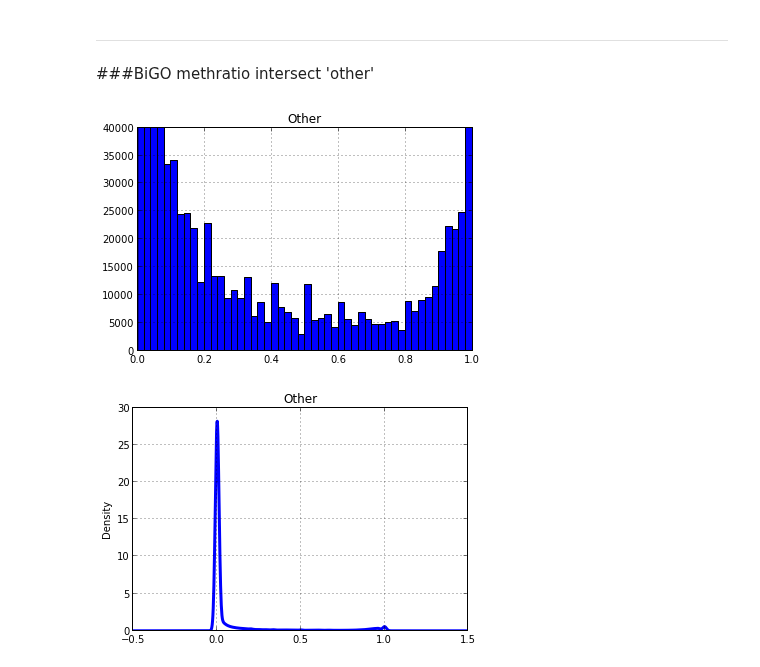
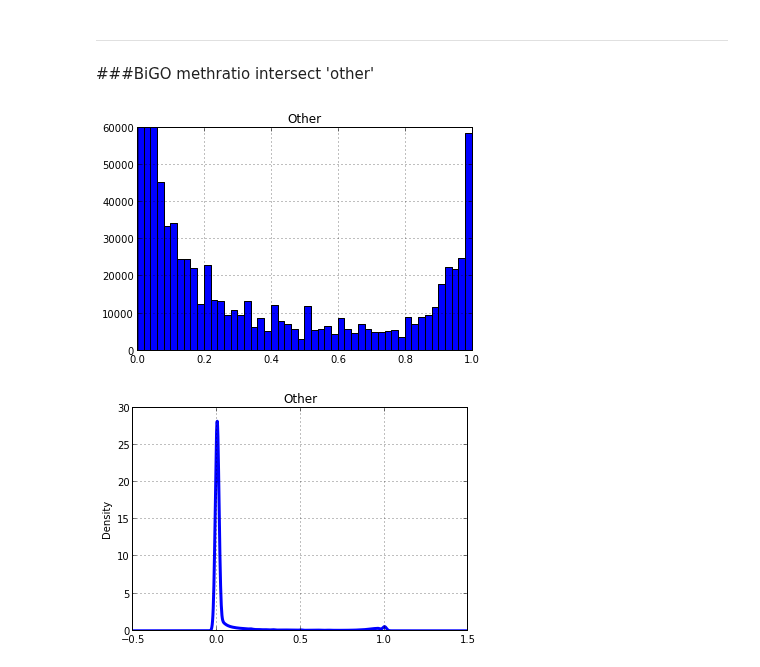
Before and after one commit to sr320/ipython_nb, a Jupyter notebook: BiGo_methratio.ipynb, the cells around one changed output. Saved outputs shown, nothing was run; the diff lists cells and outputs as text; code cells hidden in the pictures.

```diff
--- a/BiGo_methratio.ipynb
+++ b/BiGo_methratio.ipynb
@@ -576,10 +587,10 @@ othermr = read_table("/Volumes/web/cnidarian/BiGo_methratio_boop_intersect_other
 # %%
 othermr[5].hist(bins=50);
 #Axis limits are changed using the axis([xmin, xmax, ymin, ymax]) function.
-plt.axis([0, 1, 0, 40000]);
+plt.axis([0, 1, 0, 60000]);
 plt.title('Other');
 # %% [output]
-[figure, old version]
+[figure, new version]
 # %%
 # pandas density plot
 othermr[5].plot(kind='kde', linewidth=3);
```
Also changed, not shown: parts of 8 cells of this notebook.
